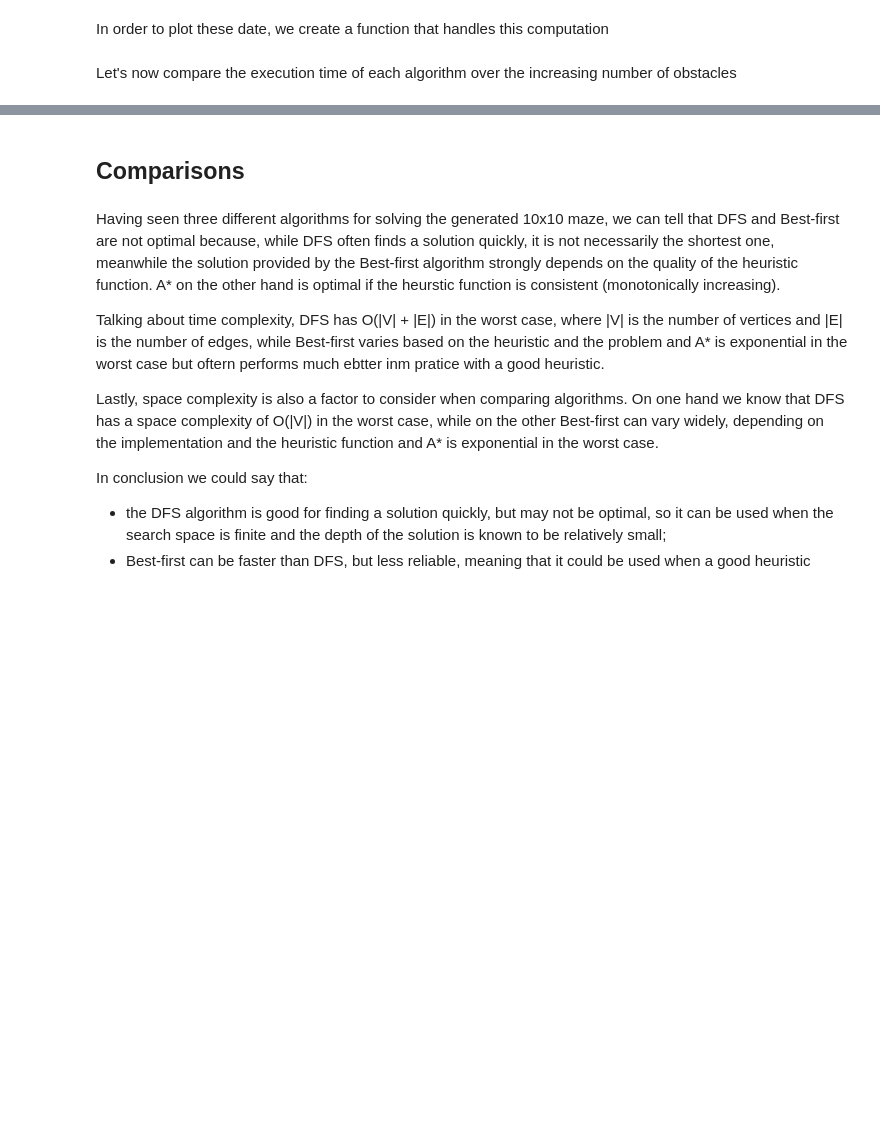
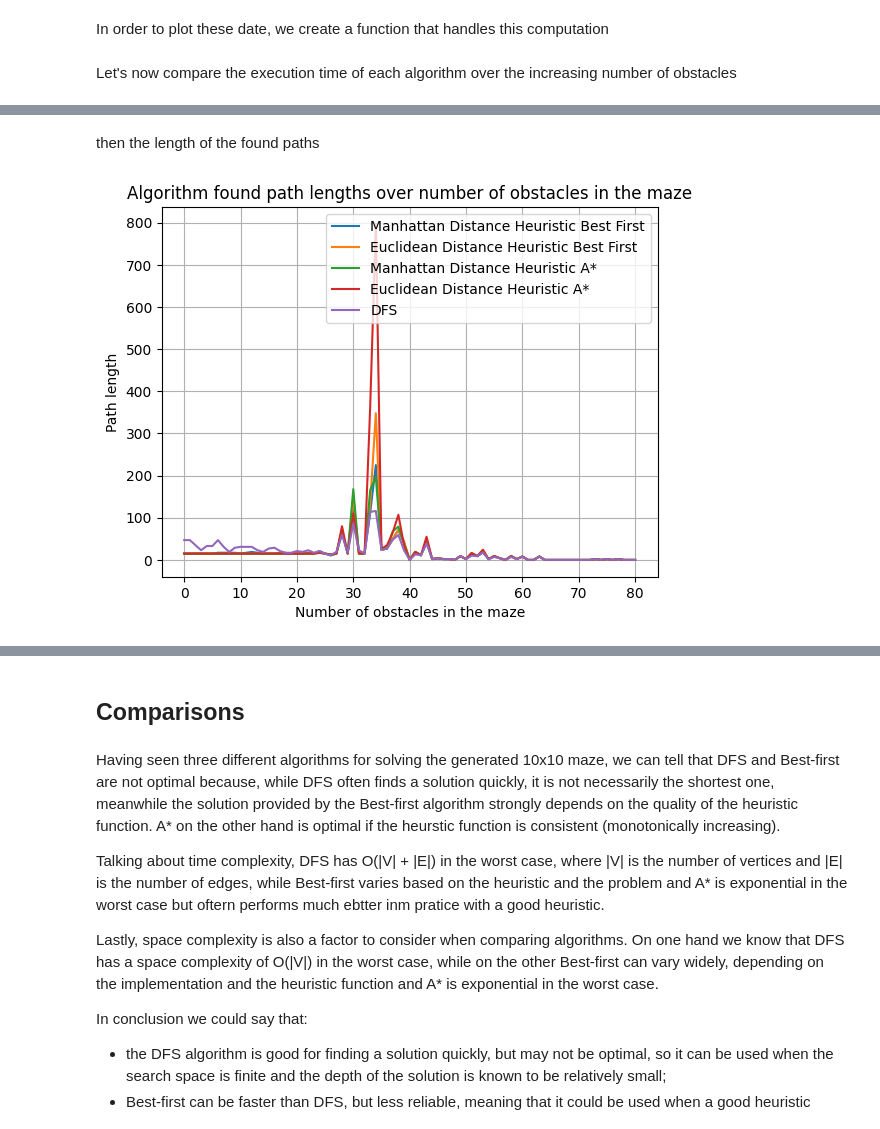
Before and after one commit to CarlinoCalogero/univaq-ase-caianiello-ai-assignments, a Jupyter notebook: assignment_1/code/notebook.ipynb, the cells around one changed output, grey strips where cells are left out. Drawn from its saved outputs; the diff is of its cells as text; code cells hidden in the pictures; blank space fills up the shorter version.

```diff
--- a/assignment_1/code/notebook.ipynb
+++ b/assignment_1/code/notebook.ipynb
@@ -553,0 +811,6 @@ plt.show()
+# %% [markdown]
+then the length of the found paths
+# %%
+plot_algorithm_test_data_related_to_parameter(TEST_RESULTS_PATH_LENGTH_KEY, 'Path length', 'Path lengths over number of obstacles in the maze')
+# %% [output]
+[figure, added]
```
Also changed, not shown: parts of 30 cells of this notebook.
